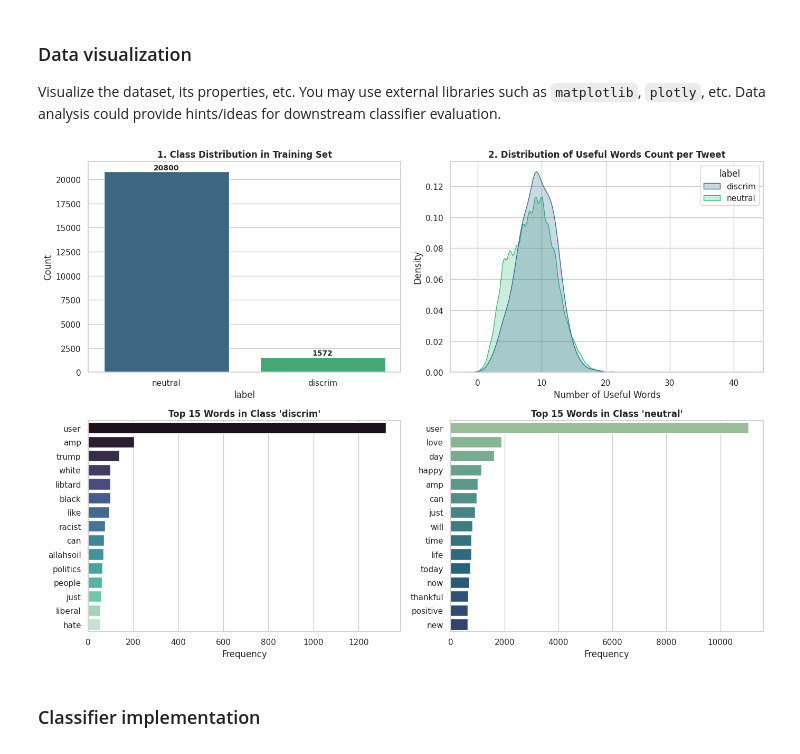
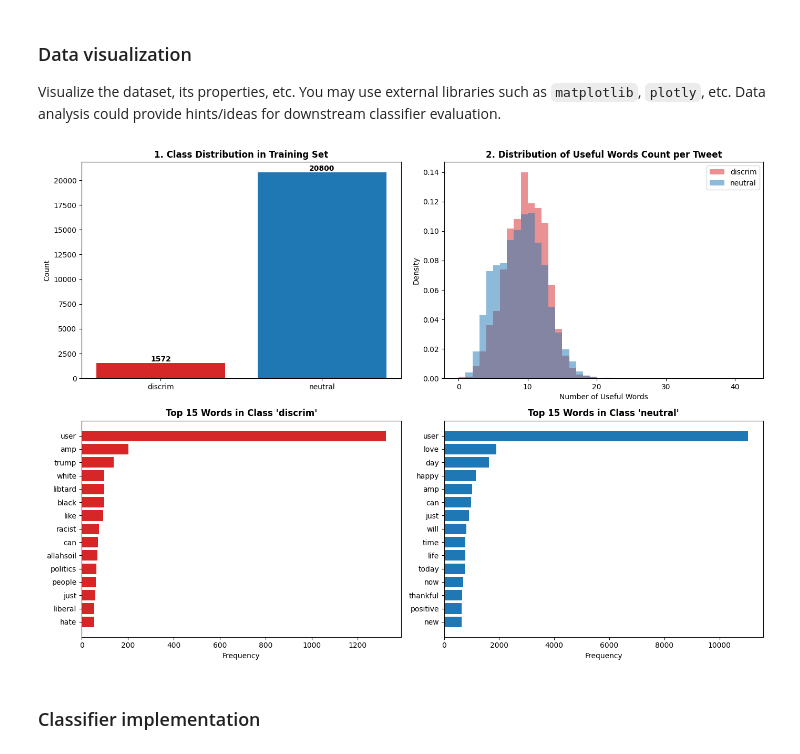
Before and after one commit to AnnaKravchenk0/lab1, a Jupyter notebook: Naive-Bayes-Classifier-PS-Lab1.ipynb, the cells around one changed output. Drawn from its saved outputs; the diff is of its cells as text; code cells hidden in the pictures.

Commit message:
changed a couple of comments.  removed unnecessary imports. rewrote some part of the ocode

```diff
--- a/Naive-Bayes-Classifier-PS-Lab1.ipynb
+++ b/Naive-Bayes-Classifier-PS-Lab1.ipynb
@@ -264,64 +276,47 @@ Vocabulary size per class: [4830, 30940]
 
 Visualize the dataset, its properties, etc. You may use external libraries such as `matplotlib`, `plotly`, etc. Data analysis could provide hints/ideas for downstream classifier evaluation.
 # %%
-import matplotlib.pyplot as plt
-import seaborn as sns
-from collections import Counter
-
-sns.set_theme(style="whitegrid")
+train_df = discrimination_dataset.train_df
+colors = ["tab:red", "tab:blue"]  # color i <-> label-id i
 fig, axes = plt.subplots(2, 2, figsize=(14, 10))
 
-label_counts = discrimination_dataset.train_df["label"].value_counts()
-sns.barplot(
-    x=label_counts.index,
-    y=label_counts.values,
-    ax=axes[0, 0],
-    palette="viridis",
-    hue=label_counts.index,
-    legend=False,
-)
-axes[0, 0].set_title("1. Class Distribution in Training Set", fontsize=12, fontweight="bold")
+
+# 1. Class distribution
+counts = train_df["label"].value_counts().sort_index()  # sorted, so the order matches label-id
+names = list(counts.index)
+bars = axes[0, 0].bar(names, counts.values, color=colors)
+axes[0, 0].bar_label(bars, fontweight="bold")
+axes[0, 0].set_title("1. Class Distribution in Training Set", fontweight="bold")
 axes[0, 0].set_ylabel("Count")
-for i, count in enumerate(label_counts.values):
-    axes[0, 0].text(i, count + 200, str(count), ha="center", fontsize=10, fontweight="bold")
 
-discrimination_dataset.train_df["num_words"] = discrimination_dataset.train_df["useful-words"].apply(len)
-sns.kdeplot(
-    data=discrimination_dataset.train_df,
-    x="num_words",
-    hue="label",
-    common_norm=False,
-    fill=True,
-    ax=axes[0, 1],
-    palette="viridis",
-)
-axes[0, 1].set_title("2. Distribution of Useful Words Count per Tweet", fontsize=12, fontweight="bold")
+
+# 2. Number of useful words per tweet
+train_df["num_words"] = train_df["useful-words"].apply(len)
+bins = range(train_df["num_words"].max() + 2)
+for name, color in zip(names, colors):
+    axes[0, 1].hist(train_df.loc[train_df["label"] == name, "num_words"],
+                    bins=bins, density=True, alpha=0.5, color=color, label=name)
+axes[0, 1].set_title("2. Distribution of Useful Words Count per Tweet", fontweight="bold")
 axes[0, 1].set_xlabel("Number of Useful Words")
 axes[0, 1].set_ylabel("Density")
+axes[0, 1].legend()
 
-#Top-15 найчастіших слів для кожного класу
-for label_id, label_name in zip([0, 1], sorted(discrimination_dataset.train_df["label"].unique())):
-    ax = axes[1, label_id]
-    word_counts = discrimination_dataset.bag_of_words_per_label_id.get(label_id, {})
-    top_words = Counter(word_counts).most_common(15)
 
-    words, counts = zip(*top_words) if top_words else ([], [])
+# 3. Top-15 most frequent words per class
+for label_id, ax in enumerate(axes[1]):
+    word_counts = discrimination_dataset.bag_of_words_per_label_id[label_id]
+    top = sorted(word_counts.items(), key=lambda item: item[1], reverse=True)[:15]
+    words, freqs = zip(*top)
+    ax.barh(words[::-1], freqs[::-1], color=colors[label_id])  # reversed: most frequent on top
+    ax.set_title(f"Top 15 Words in Class '{names[label_id]}'", fontweight="bold")
+    ax.set_xlabel("Frequency")
 
-    sns.barplot(
-        x=list(counts),
-        y=list(words),
-        ax=ax,
-        palette="mako" if label_id == 0 else "crest",
-        hue=list(words),
-        legend=False,
-    )
-    ax.set_title(f"Top 15 Words in Class '{label_name}'", fontsize=12, fontweight="bold")
-    ax.set_xlabel("Frequency")
+
 
 plt.tight_layout()
 plt.show()
 # %% [output]
-[figure, old version]
+[figure, new version]
 # %% [markdown]
 ### Classifier implementation
 # %% [markdown]
```
Also changed, not shown: parts of 9 cells of this notebook.
